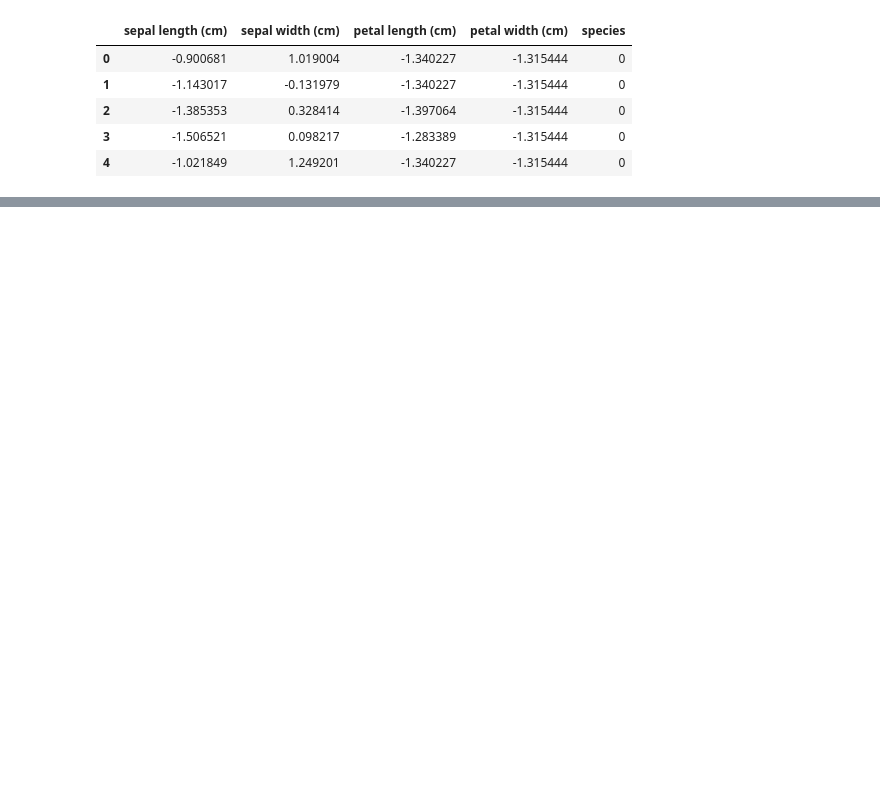
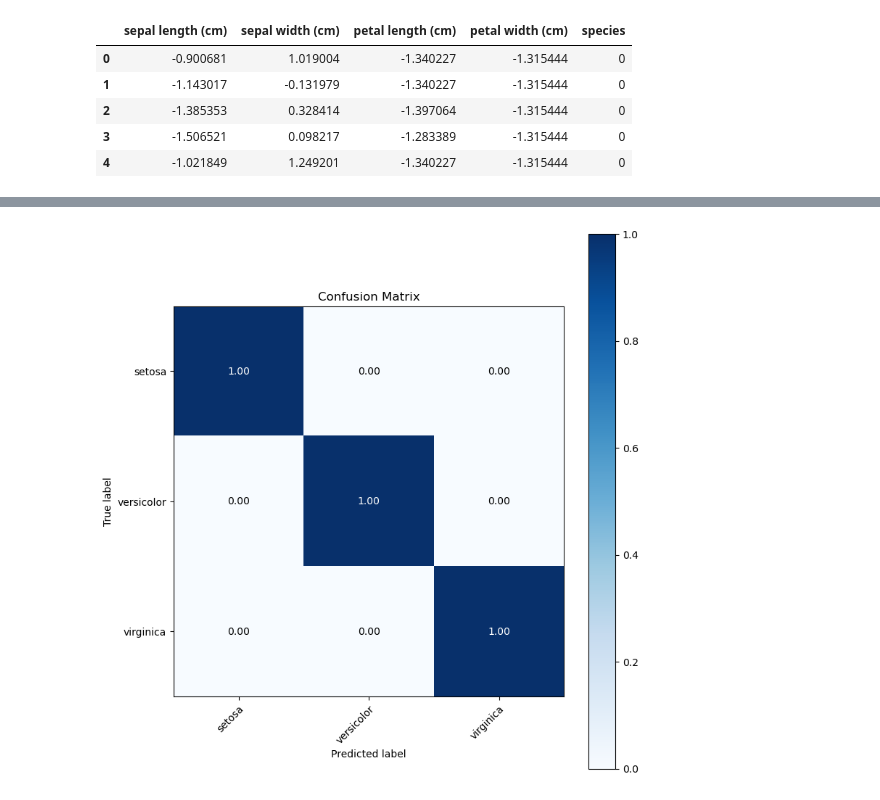
Before and after one commit to amundhaugseth/iris, a Jupyter notebook: notebooks/deep_learning.ipynb, the cells around one changed output, grey strips where cells are left out. Cells and saved outputs as stored; diff of their text form; code cells hidden in the pictures; blank space fills up the shorter version.

```diff
--- a/notebooks/deep_learning.ipynb
+++ b/notebooks/deep_learning.ipynb
@@ -35 +79,5 @@ y_test = torch.LongTensor(y_test)
+# %%
+# Set the number of epochs and batch size
+num_epochs = 100
+batch_size = 32
 # %%
@@ -131,0 +217,54 @@ Test Accuracy: 100.0 %
+# %%
+# Compute the ROC curve and AUC for each class
+fpr = dict()
+tpr = dict()
+roc_auc = dict()
+
+for i, species in enumerate(encoder.classes_):
+    y_true_binary = (y_true_labels == species)
+    y_prob_binary = y_prob[:, i]
+    fpr[species], tpr[species], _ = roc_curve(y_true_binary, y_prob_binary)
+    roc_auc[species] = auc(fpr[species], tpr[species])
+# %%
+# Compute the confusion matrix
+cm = confusion_matrix(y_true, y_pred)
+
+# Define the class labels
+classes = encoder.classes_
+
+# Normalize the confusion matrix
+cm_norm = cm.astype('float') / cm.sum(axis=1)[:, np.newaxis]
+
+# Create a figure and axis object
+fig, ax = plt.subplots(figsize=(8, 8))
+
+# Plot the confusion matrix
+im = ax.imshow(cm_norm, interpolation='nearest', cmap=plt.cm.Blues)
+
+# Add colorbar
+cbar = ax.figure.colorbar(im, ax=ax)
+
+# Set axis labels and title
+ax.set(xticks=np.arange(cm.shape[1]),
+       yticks=np.arange(cm.shape[0]),
+       xticklabels=classes, yticklabels=classes,
+       xlabel='Predicted label', ylabel='True label',
+       title='Confusion Matrix')
+
+# Rotate the tick labels and set their alignment
+plt.setp(ax.get_xticklabels(), rotation=45, ha="right",
+         rotation_mode="anchor")
+
+# Loop over data dimensions and create text annotations
+thresh = cm_norm.max() / 2.
+for i in range(cm_norm.shape[0]):
+    for j in range(cm_norm.shape[1]):
+        ax.text(j, i, format(cm_norm[i, j], '.2f'),
+                ha="center", va="center",
+                color="white" if cm_norm[i, j] > thresh else "black")
+
+# Show the plot
+plt.tight_layout()
+plt.show()
+# %% [output]
+[figure, added]
```
Also changed, not shown: parts of 26 cells of this notebook, 22 other files.
